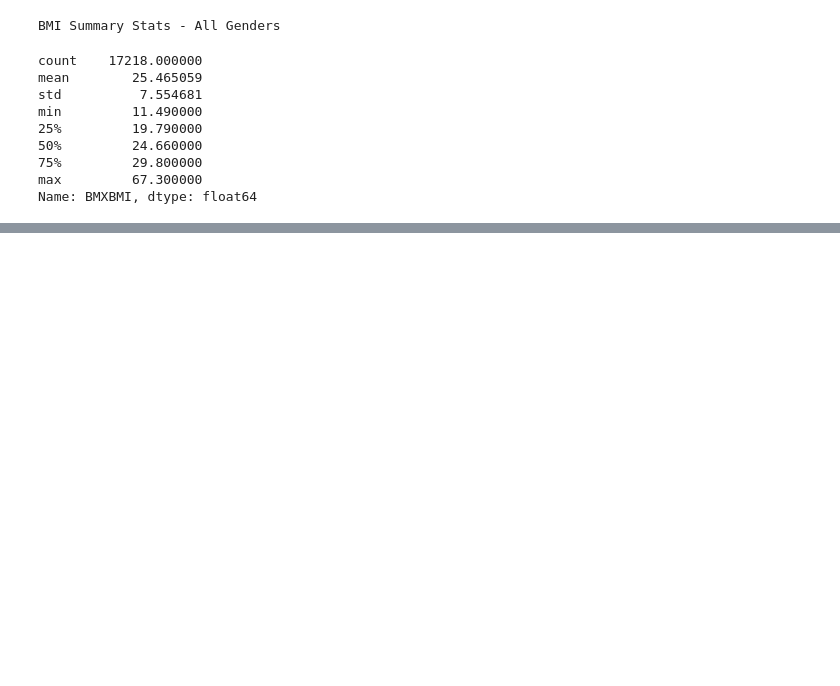
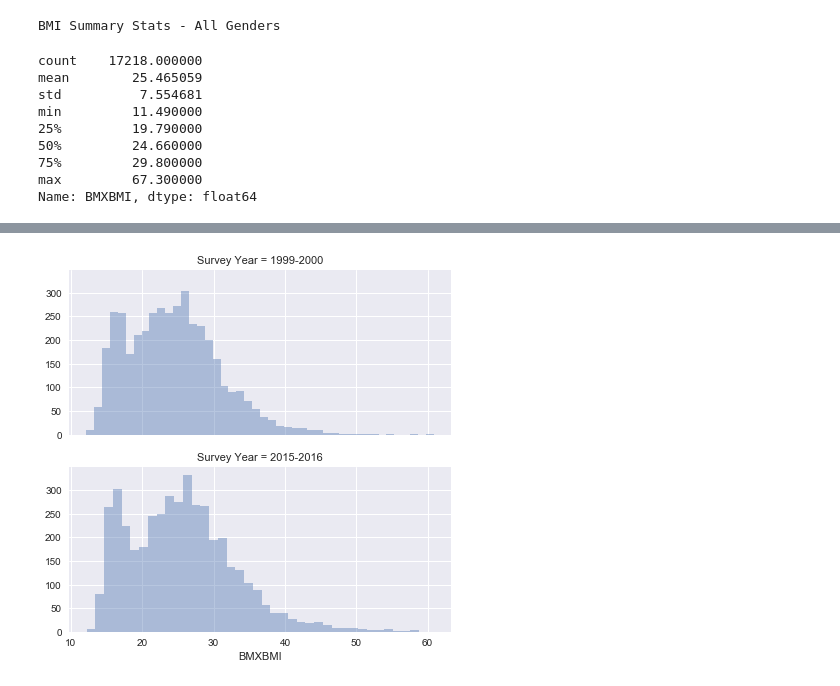
Before and after one commit to jasondixon5/NHANES, a Jupyter notebook: NHANES_Analysis.ipynb, the cells around one changed output, grey strips where cells are left out. Cells and saved outputs as stored; diff of their text form; code cells hidden in the pictures; blank space fills up the shorter version.

Commit message:
tested a t-test example module I found. Worked on isolating values from data set for each group of interest (gender and year)

```diff
--- a/NHANES_Analysis.ipynb
+++ b/NHANES_Analysis.ipynb
@@ -177,0 +196,7 @@ Name: BMXBMI, dtype: float64
+# %%
+df = data
+male_filter = (df["RIAGENDR" + "_x"] == "Male")
+female_filter = (df["RIAGENDR" + "_x"] == "Female")
+
+data_male = df[male_filter]
+data_female = df[female_filter]
@@ -177,0 +205,11 @@ Name: BMXBMI, dtype: float64
+# %%
+df = data_male
+cat_col = "Survey Year"
+data_col = "BMXBMI"
+
+#sns.set()
+#sns.set_context("talk")
+g = sns.FacetGrid(df, row=cat_col, aspect=2)
+g = g.map(sns.distplot, data_col, kde=False)
+# %% [output]
+[figure, added]
```
Also changed, not shown: parts of 37 cells of this notebook, 1 other file.
